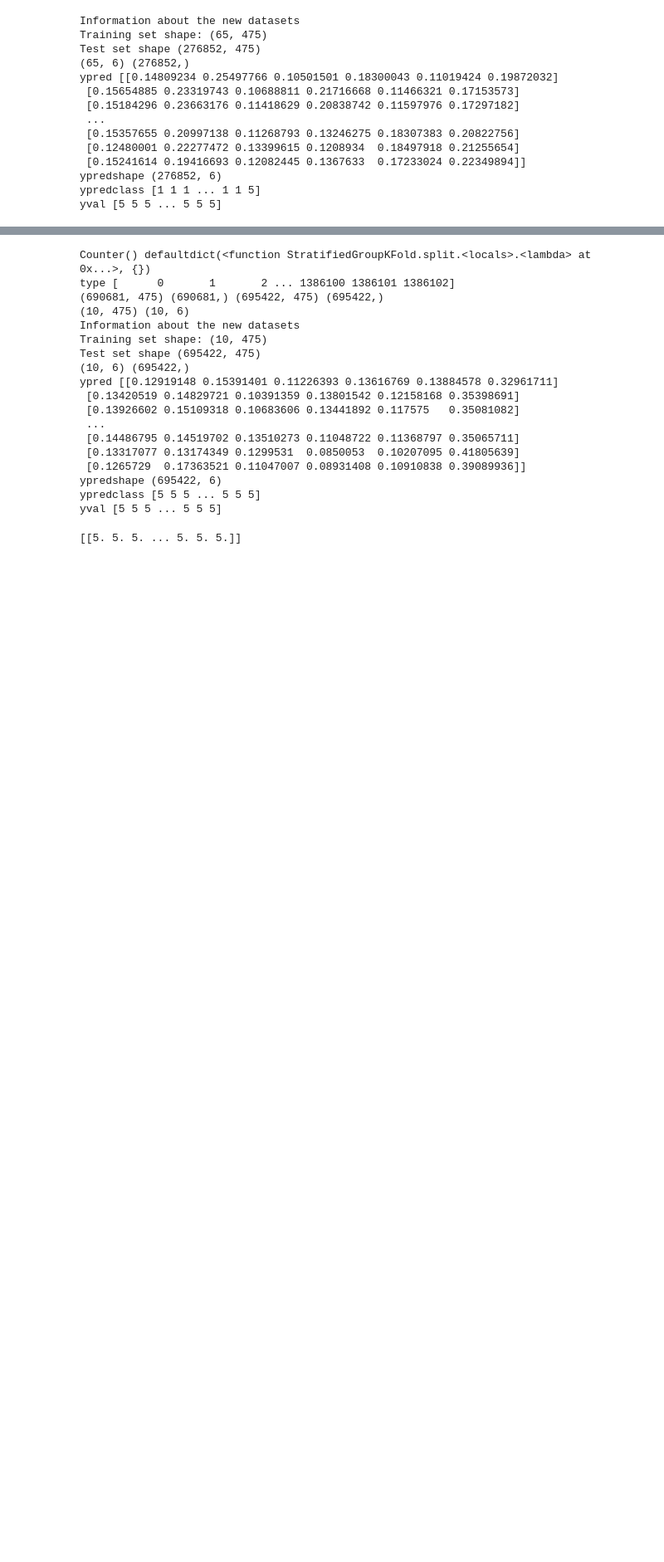
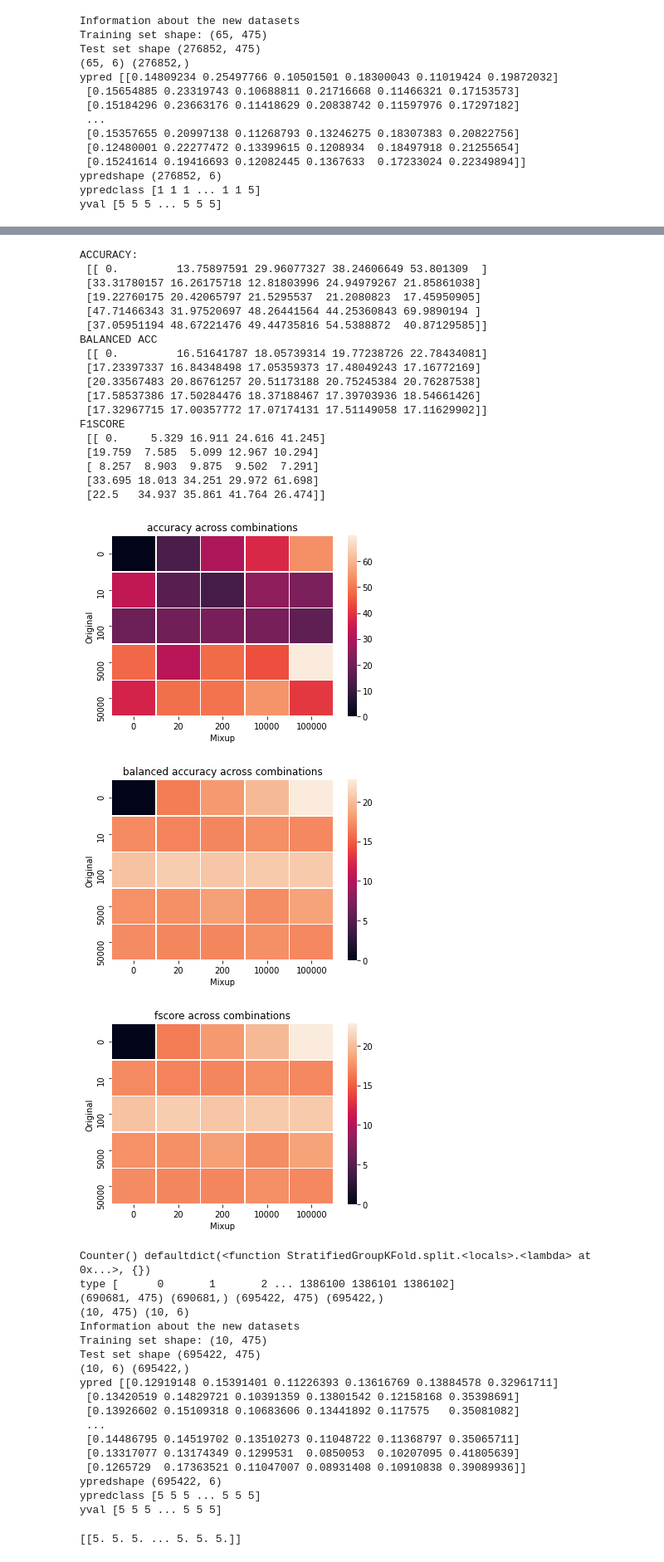
Before and after one commit to AndersGMadsen/braincapture-research-project, a Jupyter notebook: Mixup reg/mixupsampleexperiment.ipynb, the cells around one changed output, grey strips where cells are left out. Shown at 83% size. Saved outputs shown, nothing was run; the diff lists cells and outputs as text; code cells hidden in the pictures; blank space fills up the shorter version.

```diff
--- a/Mixup reg/mixupsampleexperiment.ipynb
+++ b/Mixup reg/mixupsampleexperiment.ipynb
@@ -205,7 +274,7 @@ _, _ , train_idx, test_idx = list(StratifiedGroupKFold(k=5, n_repeats=1, seed=se
 trainx, trainy, Xval, yval = X[train_idx], y[train_idx], X[test_idx], y[test_idx] #20% test
 ypred = np.zeros(len(yval), dtype=float)
 #sampler = RandomUnderSampler(sampling_strategy={5: 10000})
-sampler = RandomUnderSampler(sampling_strategy={5: 35000})#with DIFFERENT number of samples in each label
+sampler = RandomUnderSampler(sampling_strategy={5: 10000, 3:10000, 2:10000})#with DIFFERENT number of samples in each label
 Xpar, ypar = sampler.fit_resample(trainx,trainy)
 Xpar, ypar = shuffle(Xpar, ypar)
 
@@ -287,7 +356,7 @@ for N in n_origin:
                     X_train_mix, y_train_mix = mixupreg(Xpar1, ypar1, n_mix[i], alpha = 0.4)
 
 
-                elif i != 0 and N!=0 and N*6>= n_mix[i]:
+                elif i != 0 and N!=0:
                     #mix_Xs, mix_ys = mixupreg(Xpar1, ypar1, mix[i], alpha = 0.4)
                     mix_Xs, mix_ys = mixupreg(Xpar1, ypar1, n_mix[i], alpha = 0.4)
                     X_train_mix, y_train_mix = np.concatenate([mix_Xs, Xpar1]), np.concatenate([mix_ys, ypar1])
@@ -425,7 +494,9 @@ for N in n_origin:
                 elif N == 0 and i != 0:
                     X_train_mix, y_train_mix = mixupreg(Xpar1, ypar1, n_mix[i], alpha = 0.4)
 
-                elif i != 0 and 2*N >= n_mix[i]:
+                #elif i != 0 and N != 0: #if Joachim's mixupreg is used
+                elif i != 0 and N != 0 and 2*N>= n_mix[i]: #if updated mine is used
+                #elif i != 0 and 2*N >= n_mix[i]: #if my mixupreg is used
                     #mix_Xs, mix_ys = mixupreg(Xpar1, ypar1, mix[i], alpha = 0.4)
                     mix_Xs, mix_ys = mixupreg(Xpar1, ypar1, n_mix[i], alpha = 0.4)
                     X_train_mix, y_train_mix = np.concatenate([mix_Xs, Xpar1]), np.concatenate([mix_ys, ypar1])
@@ -490,13 +560,47 @@ IndexError: index 0 is out of bounds for axis 0 with size 0
 # %%
 print('ACCURACY:\n', accuracy)
 print('BALANCED ACC\n',  baccuracy)
 print('F1SCORE\n', fscore)
 import seaborn as sns
 ax = sns.heatmap(accuracy, linewidth=0.5, yticklabels=n_origin, xticklabels=n_mix)
 plt.title('accuracy across combinations')
 plt.xlabel('Mixup')
 plt.ylabel('Original')
 plt.show()
+
+ax1 = sns.heatmap(baccuracy, linewidth=0.5, yticklabels=n_origin, xticklabels=n_mix)
+plt.title('balanced accuracy across combinations')
+plt.xlabel('Mixup')
+plt.ylabel('Original')
+plt.show()
+
+ax2 = sns.heatmap(baccuracy, linewidth=0.5, yticklabels=n_origin, xticklabels=n_mix)
+plt.title('fscore across combinations')
+plt.xlabel('Mixup')
+plt.ylabel('Original')
+plt.show()
+# %% [output]
+ACCURACY:
+ [[ 0.         13.75897591 29.96077327 38.24606649 53.801309  ]
+ [33.31780157 16.26175718 12.81803996 24.94979267 21.85861038]
+ [19.22760175 20.42065797 21.5295537  21.2080823  17.45950905]
+ [47.71466343 31.97520697 48.26441564 44.25360843 69.9890194 ]
+ [37.05951194 48.67221476 49.44735816 54.5388872  40.87129585]]
+BALANCED ACC
+ [[ 0.         16.51641787 18.05739314 19.77238726 22.78434081]
+ [17.23397337 16.84348498 17.05359373 17.48049243 17.16772169]
+ [20.33567483 20.86761257 20.51173188 20.75245384 20.76287538]
+ [17.58537386 17.50284476 18.37188467 17.39703936 18.54661426]
+ [17.32967715 17.00357772 17.07174131 17.51149058 17.11629902]]
+F1SCORE
+ [[ 0.     5.329 16.911 24.616 41.245]
+ [19.759  7.585  5.099 12.967 10.294]
+ [ 8.257  8.903  9.875  9.502  7.291]
+ [33.695 18.013 34.251 29.972 61.698]
+ [22.5   34.937 35.861 41.764 26.474]]
+[figure, added]
+[figure, added]
+[figure, added]
 # %%
 #kfold CV for DIFFERENT SIZE VALUES
 for repeat, fold, par_idxs, val_idxs in tqdm(outerfold.split(X, y, groups)):
```
Also changed, not shown: parts of 7 cells of this notebook.
